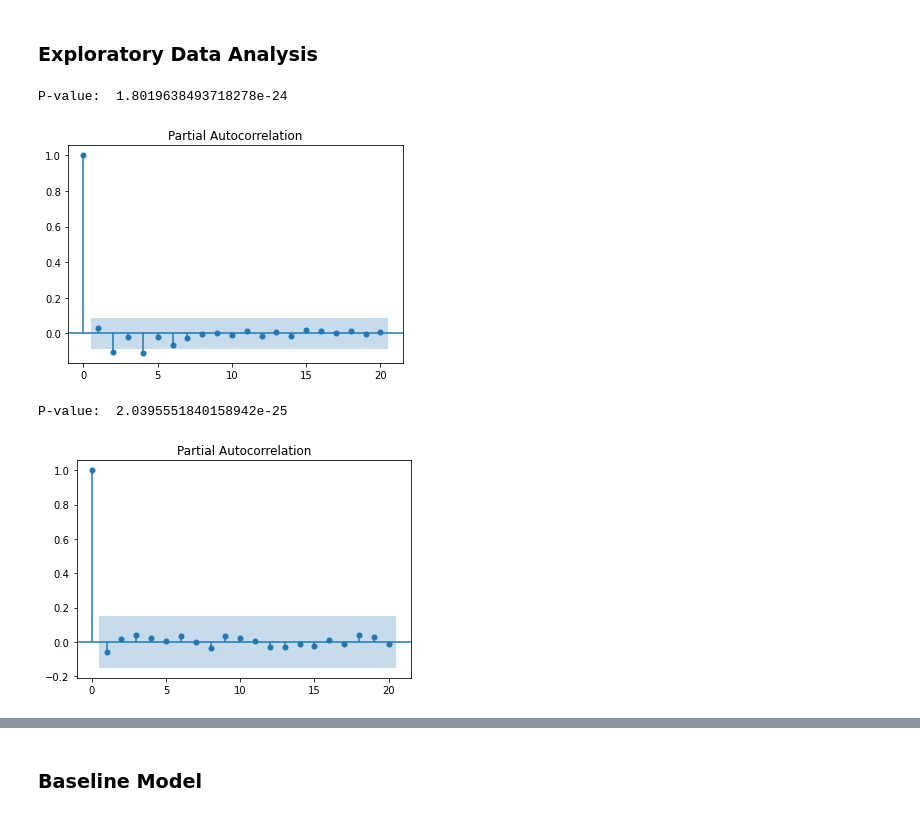
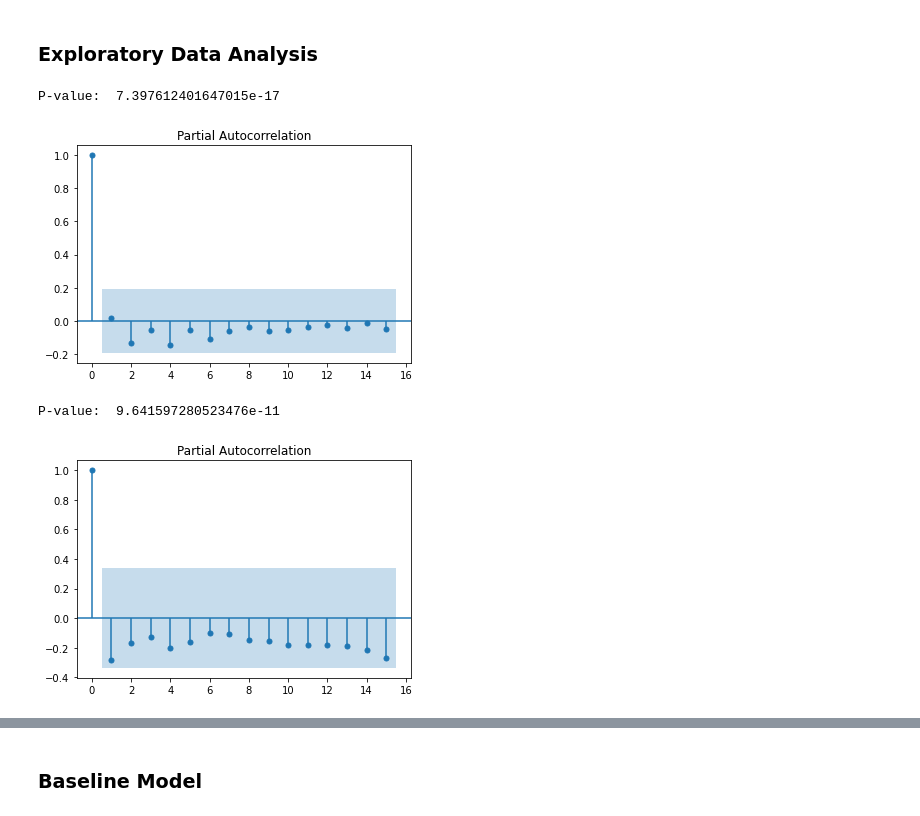
Before and after one commit to mustafashabbir10/Predicting_Economic_Growth, a Jupyter notebook: project_macro_model.ipynb, the cells around one changed output, grey strips where cells are left out. Saved outputs shown, nothing was run; the diff lists cells and outputs as text; code cells hidden in the pictures.

```diff
--- a/project_macro_model.ipynb
+++ b/project_macro_model.ipynb
@@ -48,6 +65,16 @@ for i in range(1979, 2021):
 # %%
-column_name = ['positive', 'neutral', 'negative']
+column_name = ['positive_lr', 'neutral_lr', 'negative_lr', 'positive_lstm', 'neutral_lstm', 'negative_lstm']
+
 sentiment_score_yearly = pd.DataFrame(np.zeros((len(year1), len(column_name))), index = year1, columns = column_name)
 sentiment_score_yearly = sentiment_score_yearly.reset_index().rename(columns={"index": "year"}).set_index('year')
+for year in sentiment_score_yearly.index:
+    sentiment_score_yearly.loc[year] = sentiment_score.loc[year].mean(axis=0)
+
 sentiment_score_quarterly = pd.DataFrame(np.zeros((len(year4), len(column_name))), index = [year4, period4], columns = column_name)
 sentiment_score_quarterly = sentiment_score_quarterly.reset_index().rename(columns={"level_0": "year", "level_1": "quarter"}).set_index(['year','quarter'])
+for (year,quarter) in sentiment_score_quarterly.index:
+    year_match = sentiment_score.index.get_level_values('year') == year
+    quarter_match = np.ceil(sentiment_score.index.get_level_values('month') / 3) == quarter
+    sentiment_score_quarterly.loc[year, quarter] = sentiment_score[year_match * quarter_match].mean(axis=0)
+
+sentiment_score_monthly = sentiment_score
@@ -61,7 +81,2 @@ for year in sentiment_score_yearly.index:
-# %%
-for (year,quarter) in sentiment_score_quarterly.index:
-    year_match = sentiment_score_monthly.index.get_level_values('year') == year
-    quarter_match = np.ceil(sentiment_score_monthly.index.get_level_values('month') / 3) == quarter
-    sentiment_score_quarterly.loc[year, quarter] = sentiment_score_monthly[year_match * quarter_match].mean(axis=0)
 # %% [markdown]
 ### Combine the Datasets
@@ -72,4 +82,0 @@ data_withSentiment_US_inflation = sentiment_score_yearly.join(data_US_inflation)
-# %%
-data_US_unemployment = data_withSentiment_US_unemployment.drop(columns = ['positive','neutral','negative'])
-data_US_growth = data_withSentiment_US_growth.drop(columns = ['positive','neutral','negative'])
-data_US_inflation = data_withSentiment_US_inflation.drop(columns = ['positive','neutral','negative'])
@@ -75,0 +87,4 @@ data_US_inflation = data_withSentiment_US_inflation.drop(columns = ['positive','
+# %%
+data_US_growth['lag_GDPC1'] = np.nan
+data_US_growth['lag_GDPC1'].iloc[1:] = data_US_growth['GDPC1'].iloc[0:-1].to_list()
+data_withSentiment_US_growth = sentiment_score_quarterly.join(data_US_growth)
@@ -79,19 +98,19 @@ data_US_inflation = data_withSentiment_US_inflation.drop(columns = ['positive','
 from statsmodels.tsa.stattools import adfuller
 from statsmodels.graphics.tsaplots import plot_pacf
 # %%
-df = data_US_unemployment
+df = data_withSentiment_US_unemployment['UNRATE']
 stationarityTest_US_unemployment = adfuller(df, autolag='AIC')
 print("P-value: ", stationarityTest_US_unemployment[1])
-pacf = plot_pacf(df, lags=20)
+pacf = plot_pacf(df, lags=15)
 # %% [output]
-P-value:  1.8019638493718278e-24
+P-value:  7.397612401647015e-17
-[figure, old version]
+[figure, new version]
 # %%
-df = data_US_growth
+df = data_withSentiment_US_growth['GDPC1']
 stationarityTest_US_growth = adfuller(df, autolag='AIC')
 print("P-value: ", stationarityTest_US_growth[1])
-pacf = plot_pacf(df, lags=20)
+pacf = plot_pacf(df, lags=15)
 # %% [output]
-P-value:  2.0395551840158942e-25
+P-value:  9.641597280523476e-11
-[figure, old version]
+[figure, new version]
 # %%
```
Also changed, not shown: parts of 26 cells of this notebook, 1 other file.
